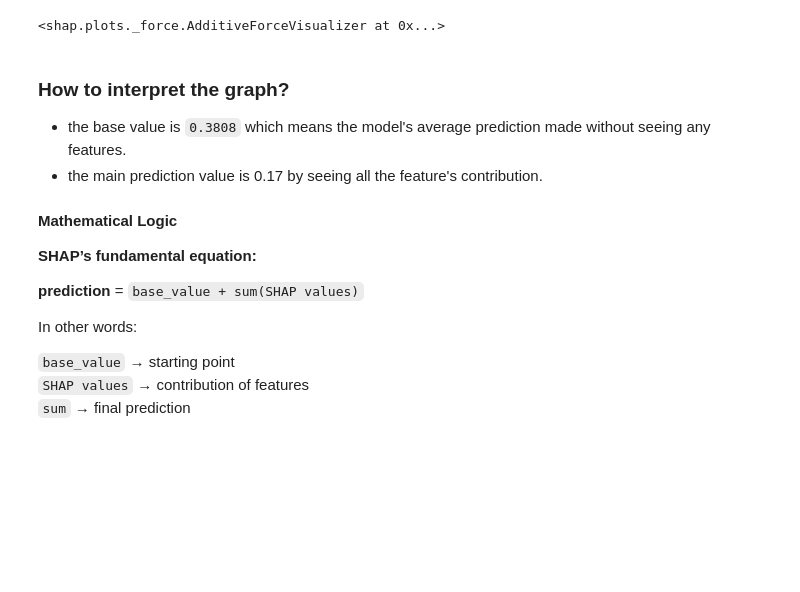
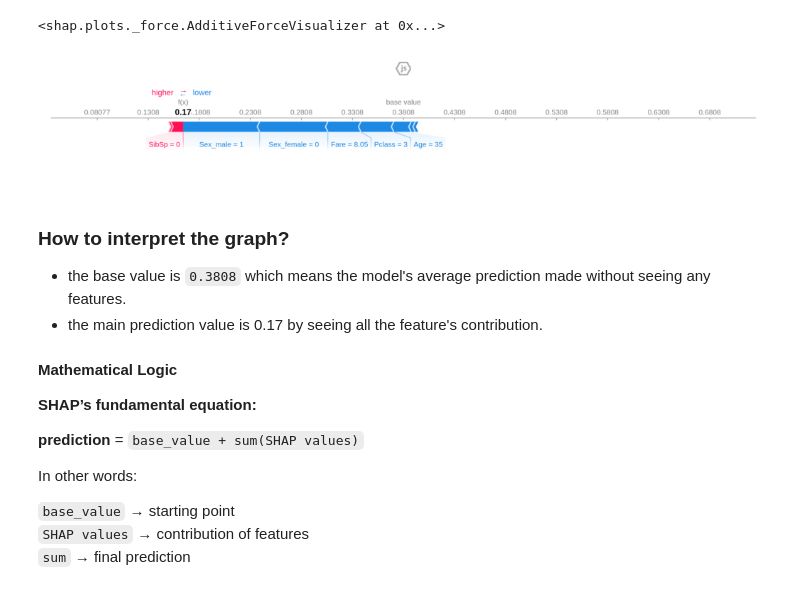
Before and after one commit to tnerler/BRI_data_analysis, a Jupyter notebook: experiment.ipynb, the cells around one changed output. Saved outputs shown, nothing was run; the diff lists cells and outputs as text; code cells hidden in the pictures; blank space fills up the shorter version.

Commit message:
fixedGraphProblem

```diff
--- a/experiment.ipynb
+++ b/experiment.ipynb
@@ -178,6 +178,15 @@ shap.force_plot(explainer.expected_value[1], shap_values[0, :, 1], choosen_insta
 # %% [output]
 [interactive output not drawn]
 <shap.plots._force.AdditiveForceVisualizer at 0x...>
+# %%
+import matplotlib.pyplot as plt
+img = plt.imread("first_example.png")
+plt.figure(figsize=(13,6))
+plt.imshow(img)
+plt.axis('off')  # eksenleri gizle
+plt.show()
+# %% [output]
+[figure, added]
 # %% [markdown]
 ### How to interpret the graph?
 - the base value is `0.3808` which means the model's average prediction made without seeing any features.
```
Also changed, not shown: parts of 1 cell of this notebook, 3 other files.
